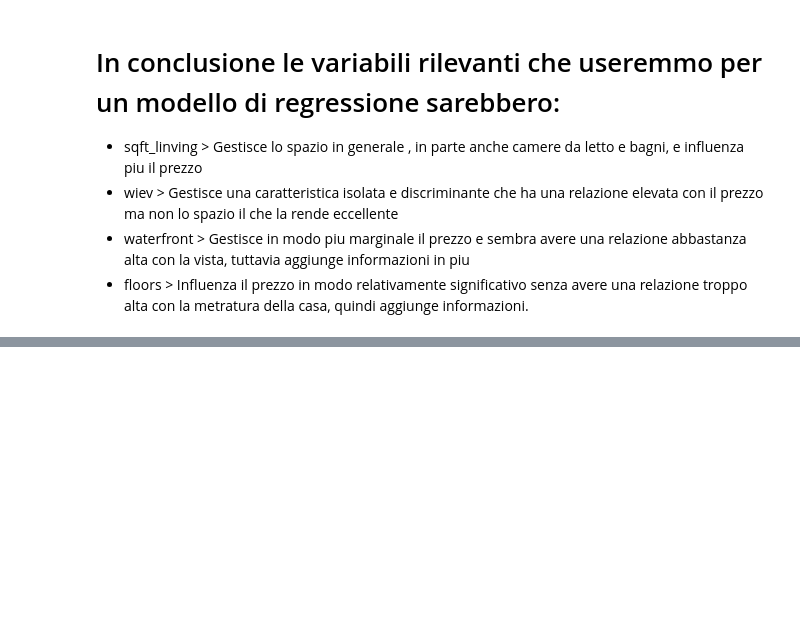
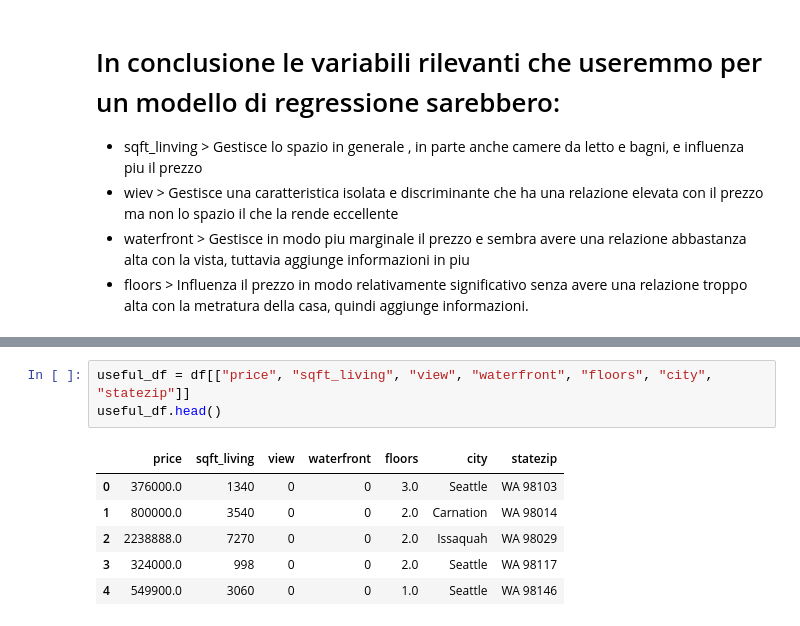
Before and after one commit to kingddd04/Ai_Learning, a Jupyter notebook: AI-Notebooks/Houseprices_analysis.ipynb, the cells around one changed output, grey strips where cells are left out. Saved outputs shown, nothing was run; the diff lists cells and outputs as text; blank space fills up the shorter version.

```diff
--- a/AI-Notebooks/Houseprices_analysis.ipynb
+++ b/AI-Notebooks/Houseprices_analysis.ipynb
@@ -148,0 +158,10 @@ plt.show()
+# %%
+useful_df = df[["price", "sqft_living", "view", "waterfront", "floors", "city", "statezip"]]
+useful_df.head()
+# %% [output]
+|  | price | sqft_living | view | waterfront | floors | city | statezip |
+| 0 | 376000.0 | 1340 | 0 | 0 | 3.0 | Seattle | WA 98103 |
+| 1 | 800000.0 | 3540 | 0 | 0 | 2.0 | Carnation | WA 98014 |
+| 2 | 2238888.0 | 7270 | 0 | 0 | 2.0 | Issaquah | WA 98029 |
+| 3 | 324000.0 | 998 | 0 | 0 | 2.0 | Seattle | WA 98117 |
+| 4 | 549900.0 | 3060 | 0 | 0 | 1.0 | Seattle | WA 98146 |
```
Also changed, not shown: parts of 5 cells of this notebook, 3 other files.
